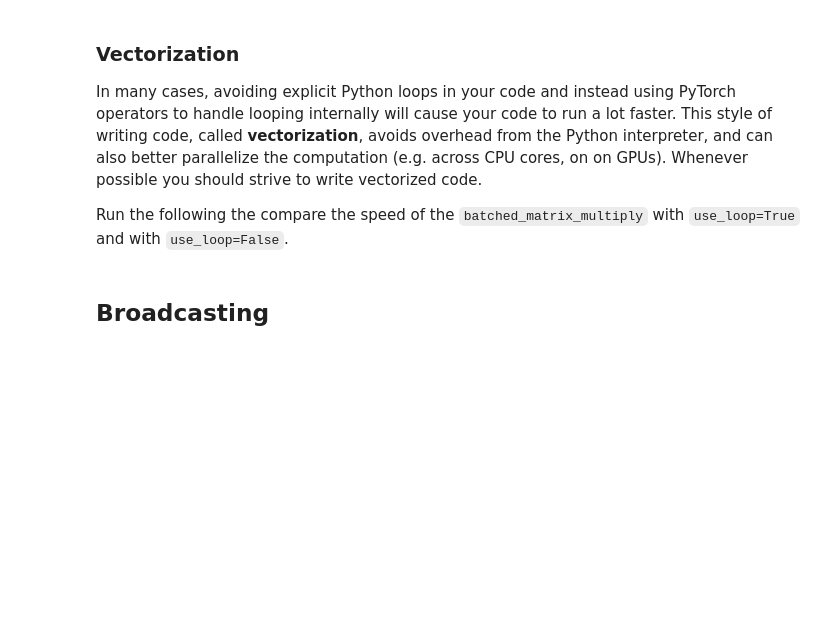
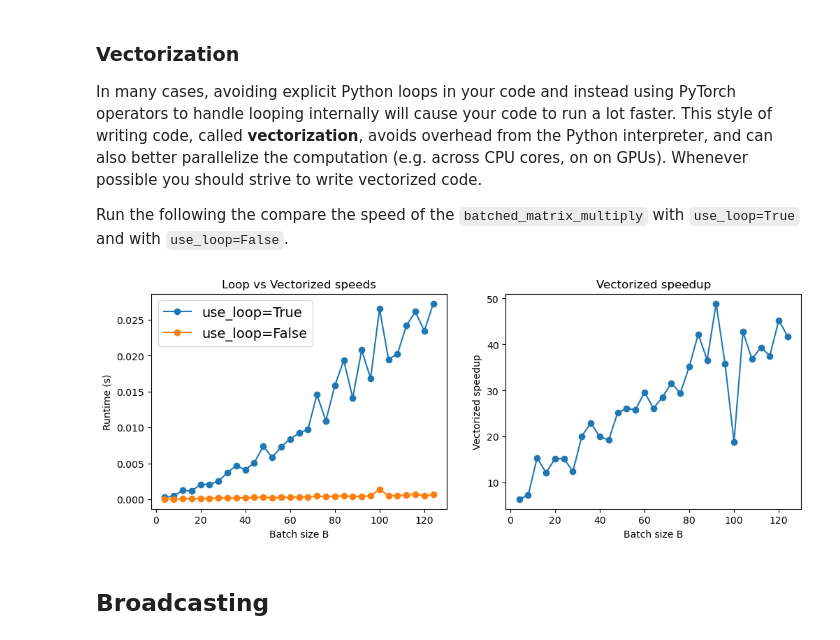
Before and after one commit to HIN233/EECS498-007, a Jupyter notebook: A1/code/pytorch101.ipynb, the cells around one changed output. Cells and saved outputs as stored; diff of their text form; code cells hidden in the pictures; blank space fills up the shorter version.

```diff
--- a/A1/A1/pytorch101.ipynb
+++ b/A1/code/pytorch101.ipynb
@@ -1475,36 +1725,40 @@ for B in Bs:
     no_loop_trials = []
     for trial in range(num_trials):
         x = torch.randn(B, N, M)
         y = torch.randn(B, M, P)
-        t0 = time.time()
+        # choose the time.perf_counter() function in time module for
+        # more accurate records of time instead of time.time()
+        t0 = time.perf_counter()
         z1 = batched_matrix_multiply(x, y, use_loop=True)
-        t1 = time.time()
+        t1 = time.perf_counter()
         z2 = batched_matrix_multiply(x, y, use_loop=False)
-        t2 = time.time()
+        t2 = time.perf_counter()
         loop_trials.append(t1 - t0)
         no_loop_trials.append(t2 - t1)
     loop_mean = torch.tensor(loop_trials).mean().item()
     no_loop_mean = torch.tensor(no_loop_trials).mean().item()
     loop_times.append(loop_mean)
     no_loop_times.append(no_loop_mean)
     no_loop_speedup.append(loop_mean / no_loop_mean)
 
 plt.subplot(1, 2, 1)
 plt.plot(Bs, loop_times, 'o-', label='use_loop=True')
 plt.plot(Bs, no_loop_times, 'o-', label='use_loop=False')
 plt.xlabel('Batch size B')
 plt.ylabel('Runtime (s)')
 plt.legend(fontsize=14)
 plt.title('Loop vs Vectorized speeds')
 
 plt.subplot(1, 2, 2)
 plt.plot(Bs, no_loop_speedup, '-o')
 plt.title('Vectorized speedup')
 plt.xlabel('Batch size B')
 plt.ylabel('Vectorized speedup')
 
 plt.gcf().set_size_inches(12, 4)
 plt.show()
+# %% [output]
+[figure, added]
 # %% [markdown]
 ## Broadcasting
 # %% [markdown]
```
Also changed, not shown: parts of 40 cells of this notebook, 10 other files.
